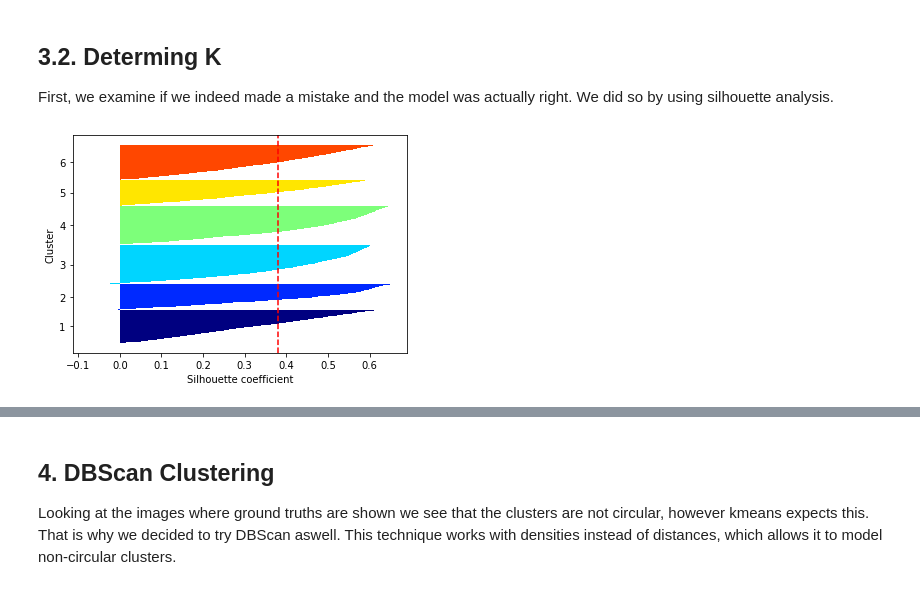
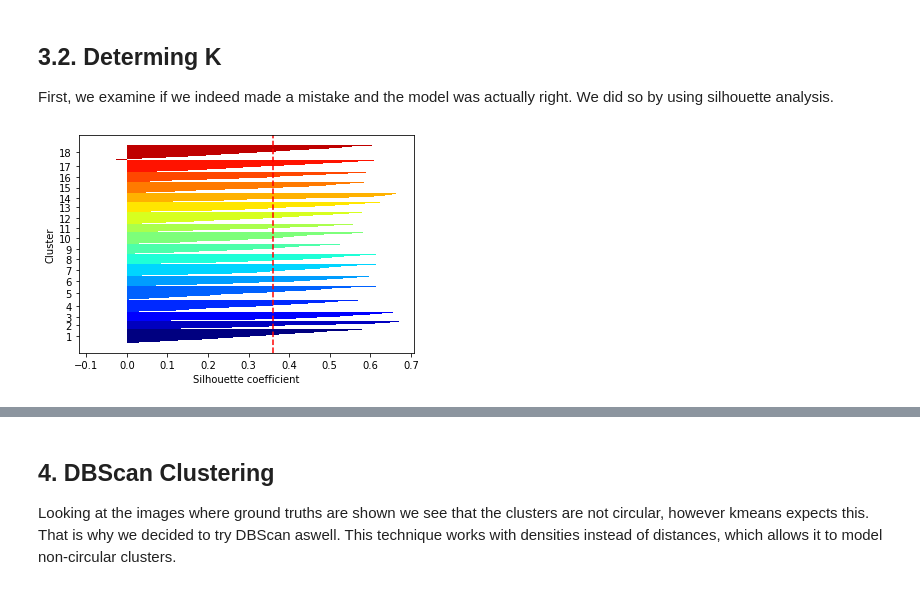
Before and after one commit to TimDeSmet/AML, a Jupyter notebook: Sprint 2.ipynb, the cells around one changed output, grey strips where cells are left out. Cells and saved outputs as stored; diff of their text form; code cells hidden in the pictures.

```diff
--- a/Sprint 2.ipynb
+++ b/Sprint 2.ipynb
@@ -239,12 +211,15 @@ reduced = pca.fit_transform(transformed)
 ### TSNE
 
 Because we weren't satisfied with the results PCA and TSVD and our goal is visualization we decided to try TSNE.
-# %%
-#%%script false --no-raise-error
-from sklearn.manifold import TSNE
-tsne = TSNE(n_components=2)
-
-reduced = tsne.fit_transform(transformed)
+# %%
+def tsne(n):
+    tsne = TSNE(n_components=n)
+    reduced = tsne.fit_transform(transformed)
+    print(f'Resulting shape: {reduced.shape}')
+    return reduced
+# %%
+# chosen DR technique:
+reduced = tsne(2)
 # %% [markdown]
 # 2.8. Train/Validate/Test Split
 
@@ -252,7 +227,7 @@ Since we know we want to apply hyperparameter tuning we need a train/validate/te
 # %%
-y = data['TARGET']
+y = data['Product']
 x = reduced
-#x = transformed
+
 x_train, x_test, y_train, y_test = train_test_split(x,y,test_size = 0.3)
 x_train, x_val, y_train, y_val = train_test_split(x_train, y_train, test_size= 0.1)
 # %%
@@ -353,37 +341,40 @@ ax2.scatter(x_train[:400,0], x_train[:400,1], c=[ord(a) - ord('A') for a in y_tr
 
 First, we examine if we indeed made a mistake and the model was actually right. We did so by using silhouette analysis.
 # %%
-km = KMeans(n_clusters=6, init='k-means++', n_init=10, max_iter=300, tol=1e-04,random_state=0)
-y_km = km.fit_predict(x_train)
+def silhouette(k):
+    km = KMeans(n_clusters=k, init='k-means++', n_init=10, max_iter=300, tol=1e-04,random_state=0)
+    y_km = km.fit_predict(x_train)
 
-import numpy as np
-from matplotlib import cm
-from sklearn.metrics import silhouette_samples
+    import numpy as np
+    from matplotlib import cm
+    from sklearn.metrics import silhouette_samples
 
-cluster_labels = np.unique(y_km)
-n_clusters = cluster_labels.shape[0]
-silhouette_vals = silhouette_samples(x_train, y_km, metric='euclidean')
-y_ax_lower, y_ax_upper = 0, 0
-yticks = []
-for i, c in enumerate(cluster_labels):
-  c_silhouette_vals = silhouette_vals[y_km == c]
-  c_silhouette_vals.sort()
-  y_ax_upper += len(c_silhouette_vals)
-  color = cm.jet(float(i) / n_clusters)
-  plt.barh(range(y_ax_lower, y_ax_upper),
-           c_silhouette_vals,
-           height=1.0,
-           edgecolor='none',
-           color=color)
-  yticks.append((y_ax_lower + y_ax_upper) / 2.)
-  y_ax_lower += len(c_silhouette_vals)
+    cluster_labels = np.unique(y_km)
+    n_clusters = cluster_labels.shape[0]
+    silhouette_vals = silhouette_samples(x_train, y_km, metric='euclidean')
+    y_ax_lower, y_ax_upper = 0, 0
+    yticks = []
+    for i, c in enumerate(cluster_labels):
+      c_silhouette_vals = silhouette_vals[y_km == c]
+      c_silhouette_vals.sort()
+      y_ax_upper += len(c_silhouette_vals)
+      color = cm.jet(float(i) / n_clusters)
+      plt.barh(range(y_ax_lower, y_ax_upper),
+               c_silhouette_vals,
+               height=1.0,
+               edgecolor='none',
+               color=color)
+      yticks.append((y_ax_lower + y_ax_upper) / 2.)
+      y_ax_lower += len(c_silhouette_vals)
 
-silhouette_avg = np.mean(silhouette_vals)
-plt.axvline(silhouette_avg, color="red", linestyle="--")
-plt.yticks(yticks, cluster_labels + 1)
-plt.ylabel('Cluster')
-plt.xlabel('Silhouette coefficient')
-plt.show()
+    silhouette_avg = np.mean(silhouette_vals)
+    plt.axvline(silhouette_avg, color="red", linestyle="--")
+    plt.yticks(yticks, cluster_labels + 1)
+    plt.ylabel('Cluster')
+    plt.xlabel('Silhouette coefficient')
+    plt.show()
+
+silhouette(PRODUCT_AMOUNT)
 # %% [output]
-[figure, old version]
+[figure, new version]
 # %% [markdown]
```
Also changed, not shown: parts of 68 cells of this notebook, 1 other file.
